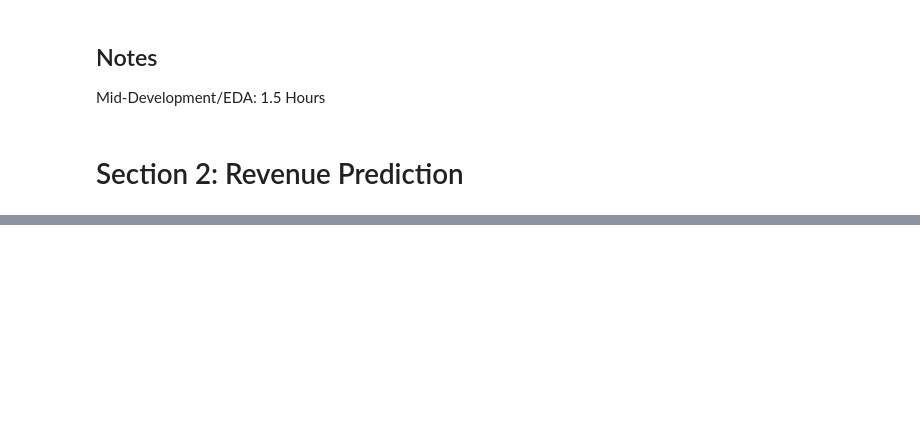
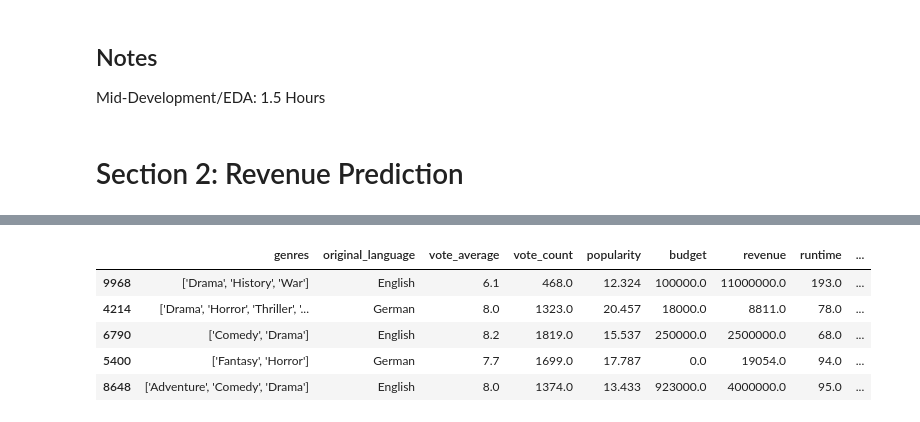
Before and after one commit to griffin-brown-95/movie-projects, a Jupyter notebook: movies_tmdb.ipynb, the cells around one changed output, grey strips where cells are left out. Cells and saved outputs as stored; diff of their text form; code cells hidden in the pictures; blank space fills up the shorter version.

```diff
--- a/movies_tmdb.ipynb
+++ b/movies_tmdb.ipynb
@@ -262,15 +260,3 @@ df.head()
 | 2 | 502356 | The Super Mario Bros. Movie | 4/5/2023 | ['Animation', 'Family', 'Adventur... | English | 7.8 | 4628.0 | 3394.458 | ... |
 | 3 | 569094 | Spider-Man: Across the Spider-Verse | 5/31/2023 | ['Action', 'Adventure', 'Animatio... | English | 8.8 | 1160.0 | 2859.047 | ... |
 | 4 | 536437 | Hypnotic | 5/11/2023 | ['Mystery', 'Thriller', 'Science ... | English | 6.5 | 154.0 | 2654.854 | ... |
-# %%
-dropped_columns = ['id', 'title', 'overview', 'tagline\r']
-kept_columns = [col for col in df.columns if col not in dropped_columns]
-df = df[kept_columns]
-df['budget_to_rating'] = df['budget']/df['vote_average']
-df['budget_to_pop'] = df['budget']/df['popularity']
-# Encode categorical variables
-#movies['genres'] = movies['genres'].apply(lambda x: x.strip("[]").replace("'", "").split(", "))
-#encoder = OneHotEncoder(handle_unknown='ignore')
-#genres_encoded = pd.DataFrame(encoder.fit_transform(movies['genres'].apply(pd.Series).stack()).toarray())
-#movies = df.join(genres_encoded)
-df.head()
@@ -283,0 +265,68 @@ df.head()
+# %%
+# feature engineering
+dropped_columns = ['id', 'title', 'overview', 'tagline\r', 'production_companies']
+kept_columns = [col for col in df.columns if col not in dropped_columns]
+df = df[kept_columns]
+df = df[df['revenue'] > 0]
+df['budget_to_rating'] = df['budget']/(df['vote_average']+1)
+df['budget_to_pop'] = df['budget']/df['popularity']
+df['budget_to_vote_count'] = df['budget'] / (df['vote_count'] + 1)
+df['vote_count_to_popularity'] = df['vote_count'] / (df['popularity'] + 1)
+#df['budget_squared'] = df['budget'] ** 2
+df['vote_average_squared'] = df['vote_average'] ** 2
+df['log_budget'] = np.log1p(df['budget'])
+
+# dates
+df['release_date'] = pd.to_datetime(df['release_date'], errors='coerce')
+df['release_day_of_week'] = df['release_date'].dt.dayofweek
+df['release_quarter'] = df['release_date'].dt.quarter
+df = df.dropna(subset=['release_date'])
+df['year'] = df['release_date'].dt.year
+df['month'] = df['release_date'].dt.month
+df = df.drop(['release_date'], axis=1)
+df.to_csv('example.csv')
+df.head()
+
+# Normalized Features
+df['normalized_vote_count'] = (df['vote_count'] - df['vote_count'].mean()) / df['vote_count'].std()
+df['normalized_popularity'] = (df['popularity'] - df['popularity'].mean()) / df['popularity'].std()
+df['normalized_runtime'] = (df['runtime'] - df['runtime'].mean()) / df['runtime'].std()
+
+# Interactions and Ratios
+df['popularity_per_vote'] = df['popularity'] / (df['vote_count'] + 1)
+df['vote_count_per_runtime'] = df['vote_count'] / (df['runtime'] + 1)
+df['popularity_per_runtime'] = df['popularity'] / (df['runtime'] + 1)
+
+# Aggregated and Statistical Features
+df['mean_vote_count_per_year'] = df.groupby('year')['vote_count'].transform('mean')
+df['median_popularity_per_year'] = df.groupby('year')['popularity'].transform('median')
+
+# Temporal Features
+df['release_year_average_vote'] = df.groupby('year')['vote_average'].transform('mean')
+
+# Binned Features
+df['runtime_category'] = pd.cut(df['runtime'], bins=[0, 90, 120, np.inf], labels=['short', 'medium', 'long'])
+df['vote_average_bin'] = pd.cut(df['vote_average'], bins=[0, 5, 7, 10], labels=['low', 'medium', 'high'])
+
+# Log Transformations
+df['log_vote_count'] = np.log1p(df['vote_count'])
+df['log_popularity'] = np.log1p(df['popularity'])
+df['log_runtime'] = np.log1p(df['runtime'])
+
+# Percentage Change
+df = df.sort_values(by=['year', 'month'])
+df['pct_change_popularity'] = df['popularity'].pct_change().fillna(0)
+df['pct_change_runtime'] = df['runtime'].pct_change().fillna(0)
+
+# Ranking Features
+df['rank_popularity'] = df['popularity'].rank()
+df['rank_vote_count'] = df['vote_count'].rank()
+
+df.head()
+# %% [output]
+|  | genres | original_language | vote_average | vote_count | popularity | budget | revenue | runtime | ... |
+| 9968 | ['Drama', 'History', 'War'] | English | 6.1 | 468.0 | 12.324 | 100000.0 | 11000000.0 | 193.0 | ... |
+| 4214 | ['Drama', 'Horror', 'Thriller', '... | German | 8.0 | 1323.0 | 20.457 | 18000.0 | 8811.0 | 78.0 | ... |
+| 6790 | ['Comedy', 'Drama'] | English | 8.2 | 1819.0 | 15.537 | 250000.0 | 2500000.0 | 68.0 | ... |
+| 5400 | ['Fantasy', 'Horror'] | German | 7.7 | 1699.0 | 17.787 | 0.0 | 19054.0 | 94.0 | ... |
+| 8648 | ['Adventure', 'Comedy', 'Drama'] | English | 8.0 | 1374.0 | 13.433 | 923000.0 | 4000000.0 | 95.0 | ... |
```
Also changed, not shown: parts of 28 cells of this notebook, 1 other file.
